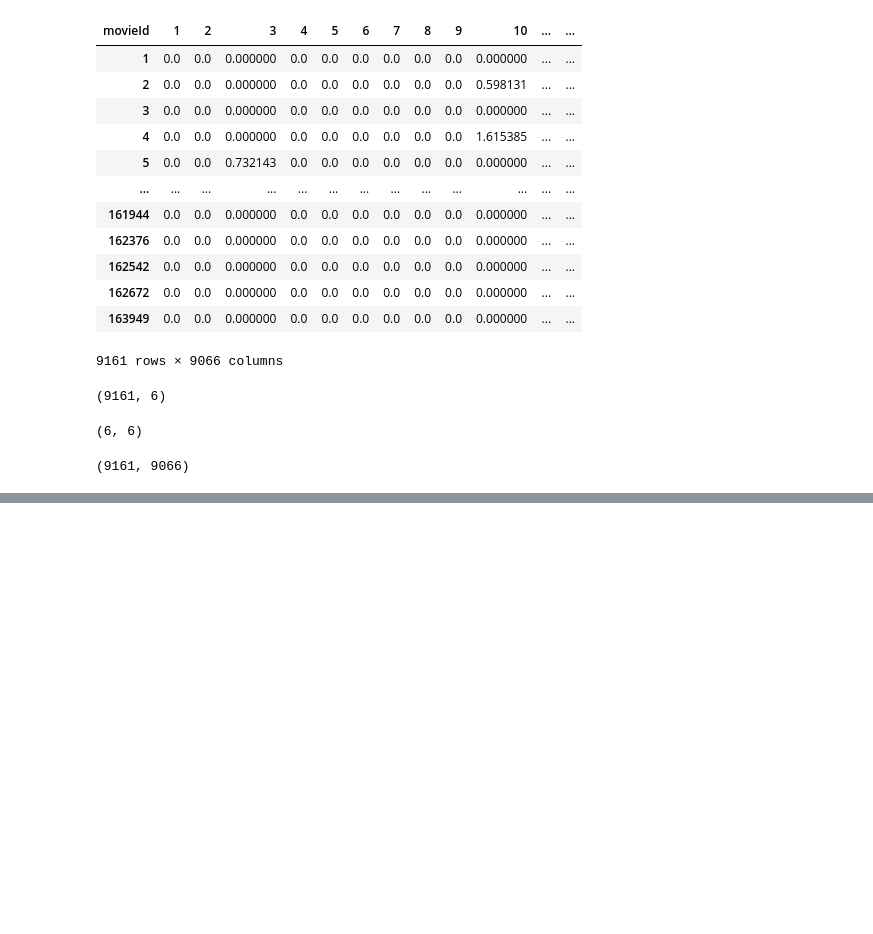
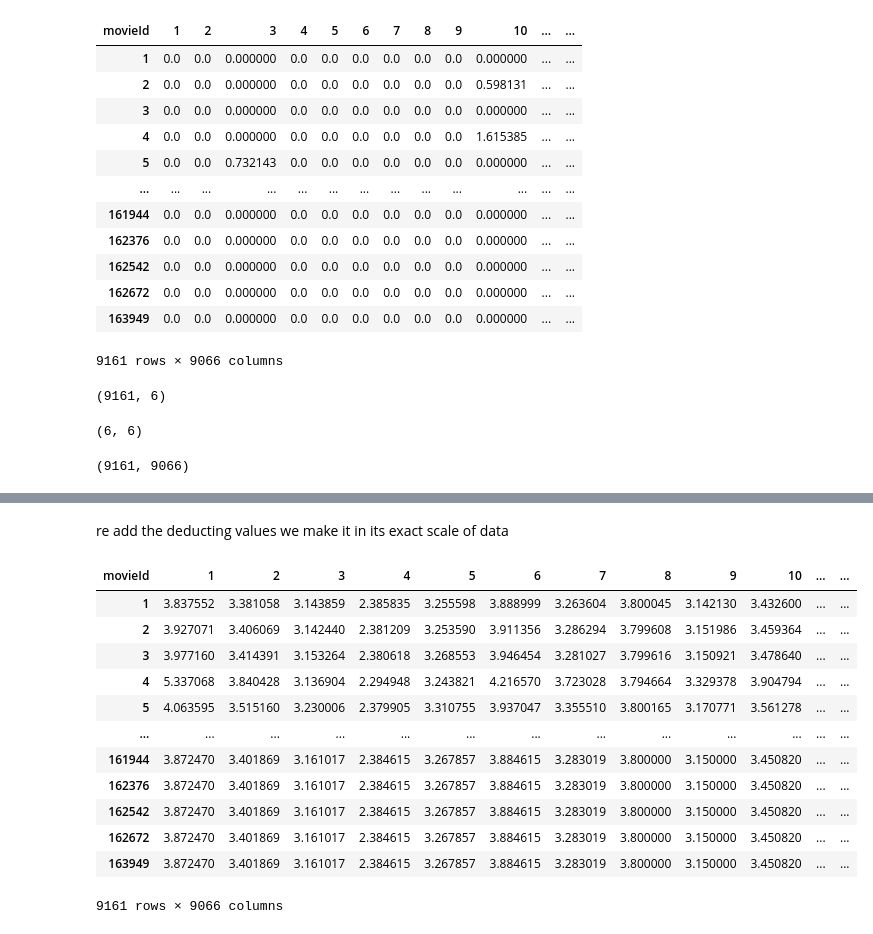
Before and after one commit to Belal-AI/Books-, a Jupyter notebook: Recommneder_systems.ipynb, the cells around one changed output, grey strips where cells are left out. Saved outputs shown, nothing was run; the diff lists cells and outputs as text; code cells hidden in the pictures; blank space fills up the shorter version.

```diff
--- a/Recommneder_systems.ipynb
+++ b/Recommneder_systems.ipynb
@@ -748,4 +748,4 @@ full_matrix.shape
 # %% [output]
 (9161, 9066)
 # %%
-pd.DataFrame(full_matrix,index=user_item_data.index,columns=user_item_data.columns)
+data_centerd_full=pd.DataFrame(full_matrix,index=user_item_data.index,columns=user_item_data.columns)
@@ -765,0 +752,18 @@ pd.DataFrame(full_matrix,index=user_item_data.index,columns=user_item_data.colum
+# %% [markdown]
+re add the deducting values we make it in its exact scale of data
+# %%
+np.add(data_centerd_full,avg)
+# %% [output]
+| movieId | 1 | 2 | 3 | 4 | 5 | 6 | 7 | 8 | 9 | 10 | ... | ... |
+| 1 | 3.837552 | 3.381058 | 3.143859 | 2.385835 | 3.255598 | 3.888999 | 3.263604 | 3.800045 | 3.142130 | 3.432600 | ... | ... |
+| 2 | 3.927071 | 3.406069 | 3.142440 | 2.381209 | 3.253590 | 3.911356 | 3.286294 | 3.799608 | 3.151986 | 3.459364 | ... | ... |
+| 3 | 3.977160 | 3.414391 | 3.153264 | 2.380618 | 3.268553 | 3.946454 | 3.281027 | 3.799616 | 3.150921 | 3.478640 | ... | ... |
+| 4 | 5.337068 | 3.840428 | 3.136904 | 2.294948 | 3.243821 | 4.216570 | 3.723028 | 3.794664 | 3.329378 | 3.904794 | ... | ... |
+| 5 | 4.063595 | 3.515160 | 3.230006 | 2.379905 | 3.310755 | 3.937047 | 3.355510 | 3.800165 | 3.170771 | 3.561278 | ... | ... |
+| ... | ... | ... | ... | ... | ... | ... | ... | ... | ... | ... | ... | ... |
+| 161944 | 3.872470 | 3.401869 | 3.161017 | 2.384615 | 3.267857 | 3.884615 | 3.283019 | 3.800000 | 3.150000 | 3.450820 | ... | ... |
+| 162376 | 3.872470 | 3.401869 | 3.161017 | 2.384615 | 3.267857 | 3.884615 | 3.283019 | 3.800000 | 3.150000 | 3.450820 | ... | ... |
+| 162542 | 3.872470 | 3.401869 | 3.161017 | 2.384615 | 3.267857 | 3.884615 | 3.283019 | 3.800000 | 3.150000 | 3.450820 | ... | ... |
+| 162672 | 3.872470 | 3.401869 | 3.161017 | 2.384615 | 3.267857 | 3.884615 | 3.283019 | 3.800000 | 3.150000 | 3.450820 | ... | ... |
+| 163949 | 3.872470 | 3.401869 | 3.161017 | 2.384615 | 3.267857 | 3.884615 | 3.283019 | 3.800000 | 3.150000 | 3.450820 | ... | ... |
+9161 rows × 9066 columns
```
Also changed, not shown: parts of 1 cell of this notebook.
